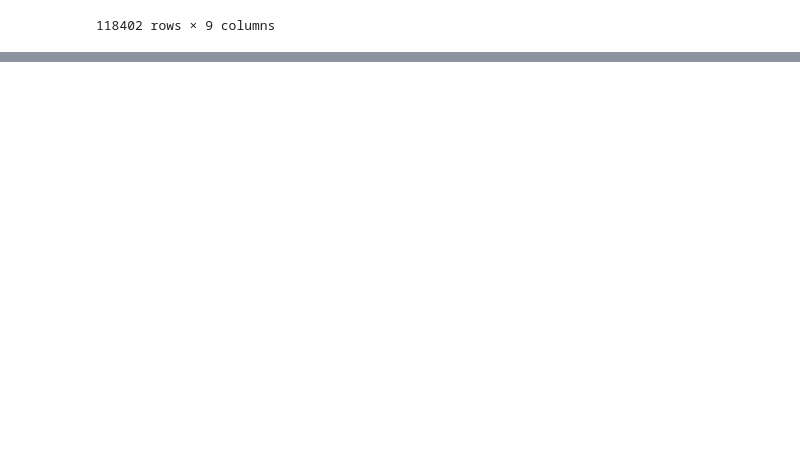
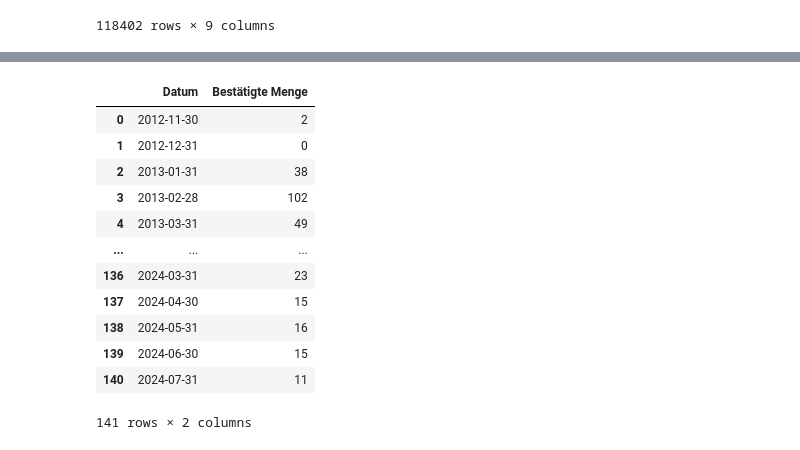
Before and after one commit to realreul/ML-with-CLAAS, a Jupyter notebook: MlDataFrame.ipynb, the cells around one changed output, grey strips where cells are left out. Drawn from its saved outputs; the diff is of its cells as text; code cells hidden in the pictures; blank space fills up the shorter version.

Commit message:
data exploration

```diff
--- a/MlDataFrame.ipynb
+++ b/MlDataFrame.ipynb
@@ -58,0 +122,26 @@ filtered_df_crop
+# %%
+from collections import defaultdict
+
+# Angenommen df ist Ihr DataFrame und er enthält eine 'Datum'-Spalte im Datetime-Format
+# Wenn das 'Datum' nicht im Datetime-Format ist, konvertieren Sie es wie folgt:
+# df['Datum'] = pd.to_datetime(df['Datum'])
+
+# Ein Wörterbuch, um die DataFrames zu speichern
+monthly_aggregates = defaultdict(dict)
+
+# Gruppierung nach 'Merkmalname' und 'Merkmalwert'
+grouped = filtered_df_crop.groupby(['Merkmal', 'Merkmalwert'])
+
+# Durchlaufen aller Gruppen
+for (merkmalname, merkmalwert), group in grouped:
+    # Aggregation der 'Bestätigte Menge' nach Monat
+    monthly_data = group.resample('M', on='Datum')['Bestätigte Menge'].sum()
+    # Speichern des aggregierten DataFrames im Wörterbuch
+    monthly_aggregates[merkmalname][merkmalwert] = monthly_data.reset_index()
+
+# Beispiel, um auf die Daten zuzugreifen:
+for merkmalname, values in monthly_aggregates.items():
+    for merkmalwert, data_df in values.items():
+        print(f"Merkmal: {merkmalname}, Merkmalwert: {merkmalwert}")
+        print(data_df)
+        print()  # Für bessere Lesbarkeit eine leere Zeile hinzufügen
@@ -58,0 +292,16 @@ filtered_df_crop
+# %%
+monthly_aggregates["N05"]["0121"]
+# %% [output]
+|  | Datum | Bestätigte Menge |
+| 0 | 2012-11-30 | 2 |
+| 1 | 2012-12-31 | 0 |
+| 2 | 2013-01-31 | 38 |
+| 3 | 2013-02-28 | 102 |
+| 4 | 2013-03-31 | 49 |
+| ... | ... | ... |
+| 136 | 2024-03-31 | 23 |
+| 137 | 2024-04-30 | 15 |
+| 138 | 2024-05-31 | 16 |
+| 139 | 2024-06-30 | 15 |
+| 140 | 2024-07-31 | 11 |
+141 rows × 2 columns
```
Also changed, not shown: parts of 22 cells of this notebook, 1 other file.
